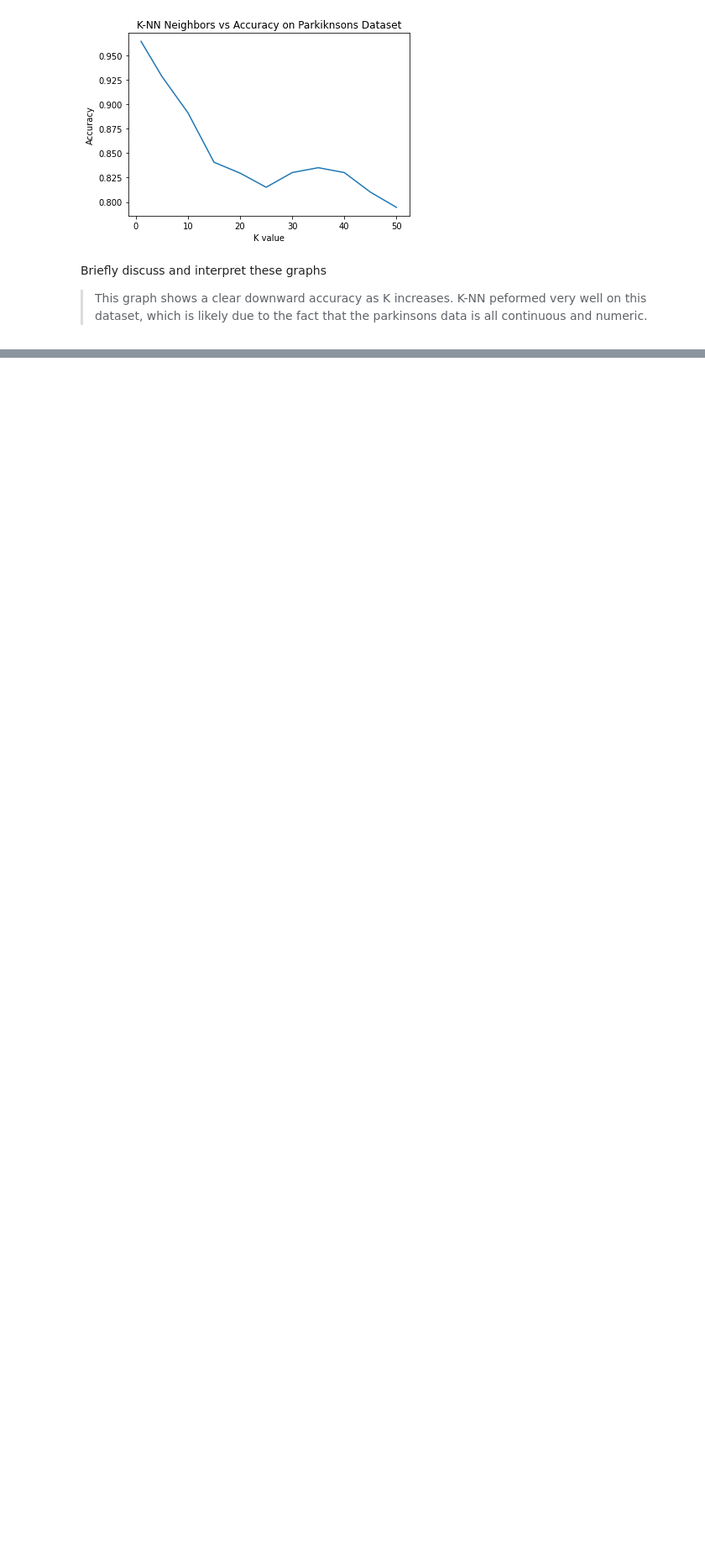
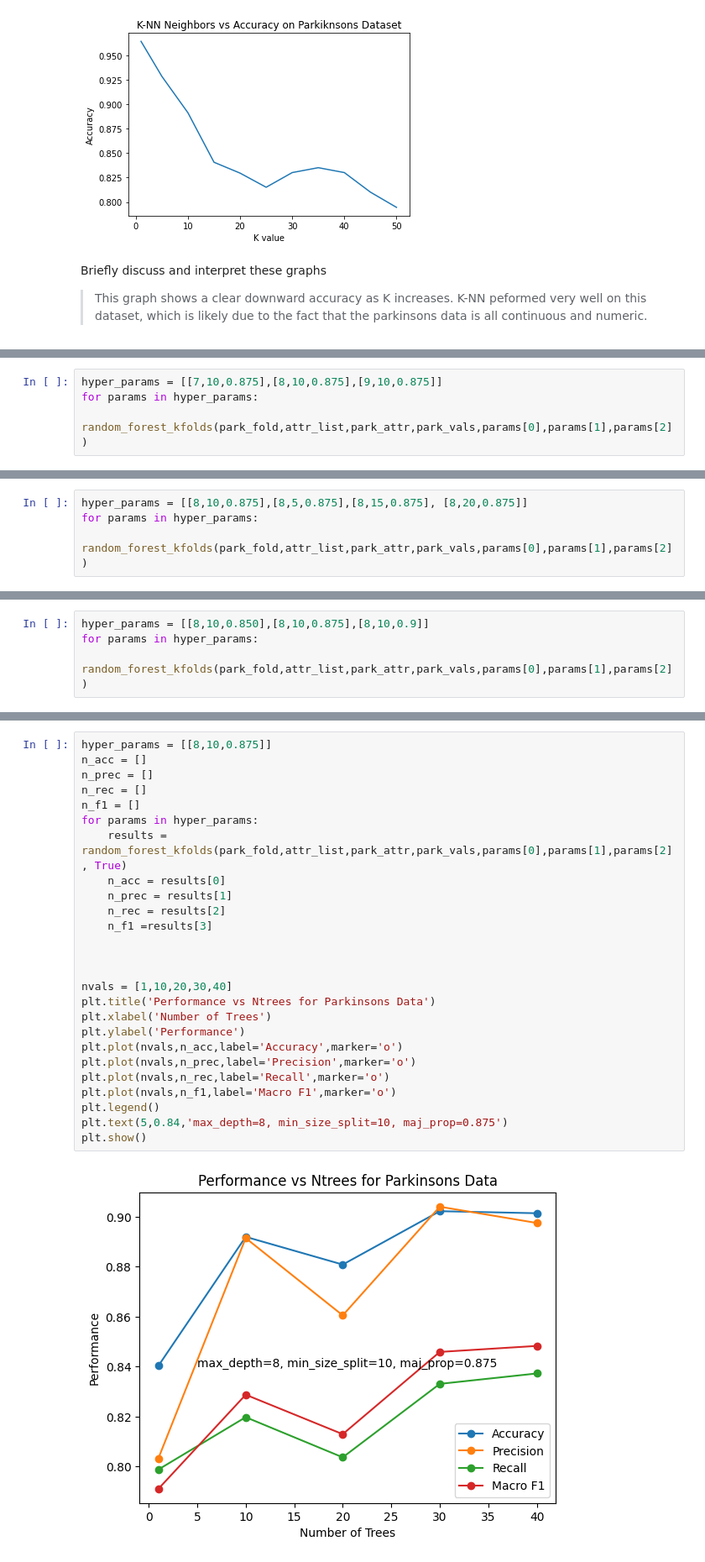
Before and after one commit to Andrei-Treil/CS589-Final, a Jupyter notebook: final.ipynb, the cells around one changed output, grey strips where cells are left out. Shown at 84% size. Cells and saved outputs as stored; diff of their text form; blank space fills up the shorter version.

```diff
--- a/final.ipynb
+++ b/final.ipynb
@@ -799,0 +991,4 @@ Briefly discuss and interpret these graphs
+# %%
+hyper_params = [[7,10,0.875],[8,10,0.875],[9,10,0.875]]
+for params in hyper_params:
+    random_forest_kfolds(park_fold,attr_list,park_attr,park_vals,params[0],params[1],params[2])
@@ -799,0 +1011,4 @@ Briefly discuss and interpret these graphs
+# %%
+hyper_params = [[8,10,0.875],[8,5,0.875],[8,15,0.875], [8,20,0.875]]
+for params in hyper_params:
+    random_forest_kfolds(park_fold,attr_list,park_attr,park_vals,params[0],params[1],params[2])
@@ -799,0 +1036,4 @@ Briefly discuss and interpret these graphs
+# %%
+hyper_params = [[8,10,0.850],[8,10,0.875],[8,10,0.9]]
+for params in hyper_params:
+    random_forest_kfolds(park_fold,attr_list,park_attr,park_vals,params[0],params[1],params[2])
@@ -799,0 +1064,28 @@ Briefly discuss and interpret these graphs
+# %%
+hyper_params = [[8,10,0.875]]
+n_acc = []
+n_prec = []
+n_rec = []
+n_f1 = []
+for params in hyper_params:
+    results = random_forest_kfolds(park_fold,attr_list,park_attr,park_vals,params[0],params[1],params[2], True)
+    n_acc = results[0]
+    n_prec = results[1]
+    n_rec = results[2]
+    n_f1 =results[3]
+
+
+
+nvals = [1,10,20,30,40]
+plt.title('Performance vs Ntrees for Parkinsons Data')
+plt.xlabel('Number of Trees')
+plt.ylabel('Performance')
+plt.plot(nvals,n_acc,label='Accuracy',marker='o')
+plt.plot(nvals,n_prec,label='Precision',marker='o')
+plt.plot(nvals,n_rec,label='Recall',marker='o')
+plt.plot(nvals,n_f1,label='Macro F1',marker='o')
+plt.legend()
+plt.text(5,0.84,'max_depth=8, min_size_split=10, maj_prop=0.875')
+plt.show()
+# %% [output]
+[figure, added]
```
Also changed, not shown: parts of 22 cells of this notebook, 3 other files.
